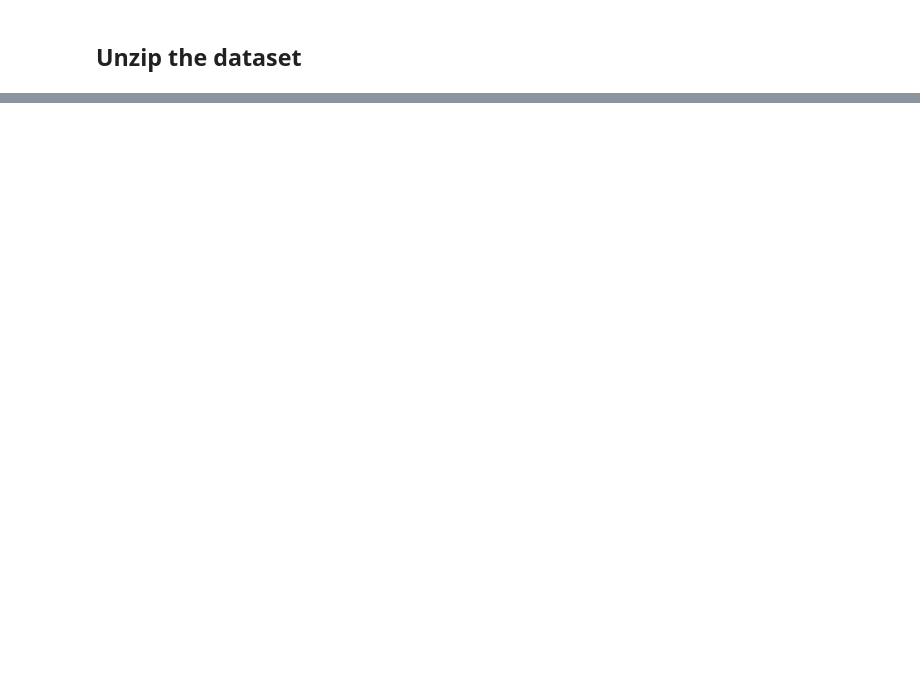
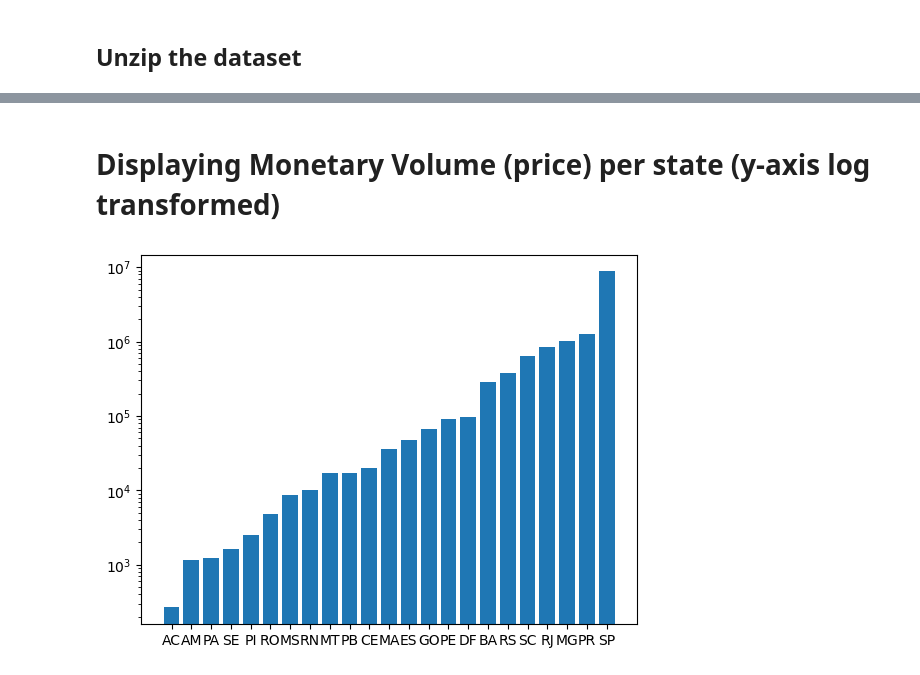
Before and after one commit to BrunBrand/machine-learning-study, a Jupyter notebook: data-analysis/ecommerce-brazil.ipynb, the cells around one changed output, grey strips where cells are left out. Drawn from its saved outputs; the diff is of its cells as text; code cells hidden in the pictures; blank space fills up the shorter version.

Commit message:
add plot of sale volume  per state

```diff
--- a/data-analysis/ecommerce-brazil.ipynb
+++ b/data-analysis/ecommerce-brazil.ipynb
@@ -36,0 +206,2 @@ dict_keys(['olist_customers_dataset.csv', 'olist_geolocation_dataset.csv', 'olis
+# %%
+sellers_orders_products_plot1 = sellers_orders_products_df[['price', 'seller_city', 'seller_state', 'product_category_name']].copy()
@@ -36,0 +232,2 @@ dict_keys(['olist_customers_dataset.csv', 'olist_geolocation_dataset.csv', 'olis
+# %%
+sells_per_state = sellers_orders_products_plot1[["price", "seller_state"]].copy()
@@ -36,0 +250,23 @@ dict_keys(['olist_customers_dataset.csv', 'olist_geolocation_dataset.csv', 'olis
+# %%
+sells_per_state_group = sells_per_state.groupby("seller_state")
+# %%
+sells_per_state_mean = sells_per_state_group["price"].mean()
+sells_per_state_sum = sells_per_state_group["price"].sum()
+sells_per_state_std = sells_per_state_group["price"].std()
+
+sells_per_state_sum.sort_values( inplace=True)
+# %% [markdown]
+# Displaying Monetary Volume (price) per state (y-axis log transformed)
+# %%
+
+
+import matplotlib.ticker as ticker
+
+formatter = ticker.StrMethodFormatter('{x:,.0f}')
+
+fig, ax = plt.subplots()
+ax.bar(sells_per_state_sum.index,sells_per_state_sum.values)
+ax.yaxis.set_major_formatter(formatter)
+ax.set_yscale('log')
+# %% [output]
+[figure, added]
```
Also changed, not shown: parts of 30 cells of this notebook.
